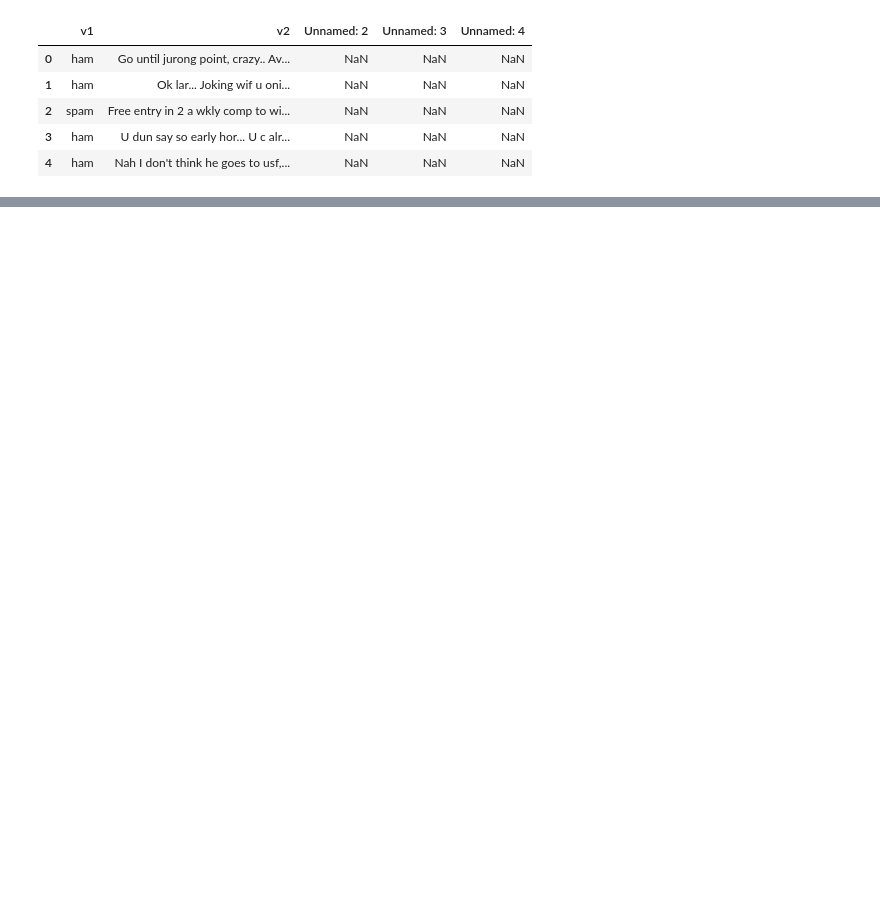
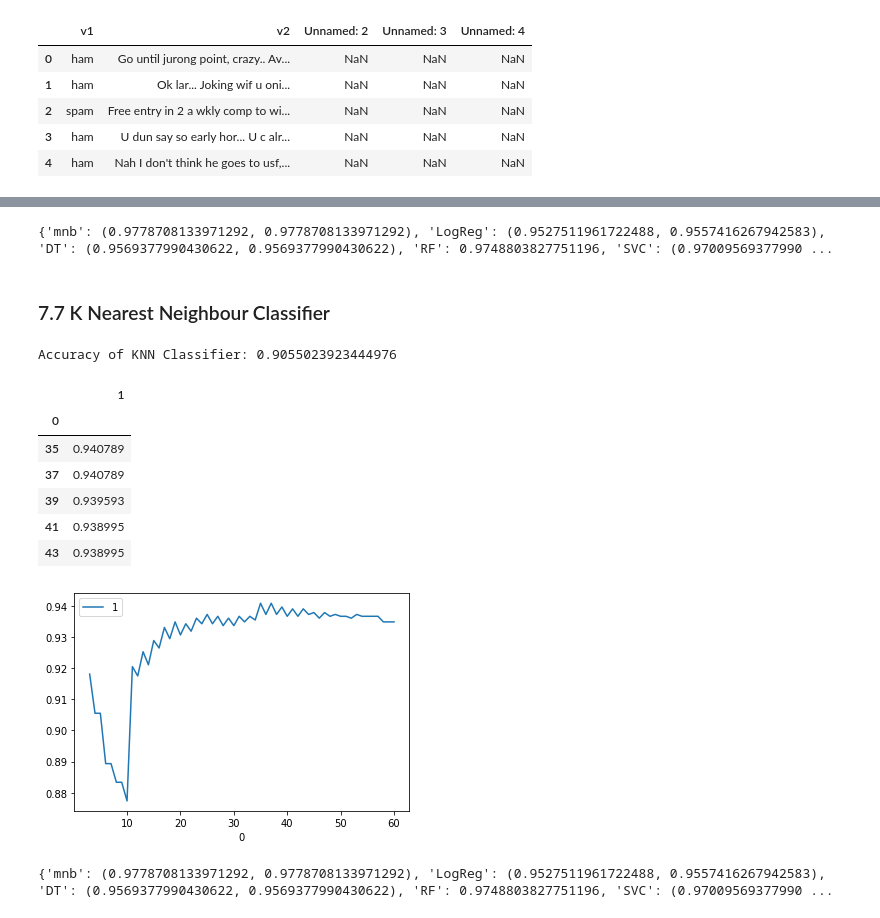
Before and after one commit to PriyankaGPawar/MachineLearningWith_Python, a Jupyter notebook: ML_Term2_Project/SMS_Spam_Detection_ML2.ipynb, the cells around one changed output, grey strips where cells are left out. Cells and saved outputs as stored; diff of their text form; code cells hidden in the pictures; blank space fills up the shorter version.

```diff
--- a/ML_Term2_Project/SMS_Spam_Detection_ML2.ipynb
+++ b/ML_Term2_Project/SMS_Spam_Detection_ML2.ipynb
@@ -33,0 +662,7 @@ ValueError: ignored
+# %%
+clf_svm1 = SVC(random_state=1, kernel ='sigmoid')
+clf_svm1.fit(X_train, y_train)
+y_pred_svm1 = clf_svm1.predict(X_test)
+
+score10= metrics.accuracy_score(y_test,y_pred_svm1)
+print('Accuracy of SVM Classifier:',score10)
@@ -33,0 +674,11 @@ ValueError: ignored
+# %%
+model =SVC()
+
+param_grid= { 'kernel' : ('linear','poly','rbf','sigmoid') }
+
+clf_svm_gcv = GridSearchCV(model, param_grid=dict(param_grid))
+clf_svm_gcv.fit(X_train, y_train)
+
+# summarize the results of the grid search
+print('\n Best Score:',clf_svm_gcv.best_score_)
+print('\n Best Estimator:',clf_svm_gcv.best_estimator_)
@@ -33,0 +724,42 @@ ValueError: ignored
+# %%
+pred_dict.update({'SVC':(score9,score10)})
+print(pred_dict)
+# %% [output]
+{'mnb': (0.9778708133971292, 0.9778708133971292), 'LogReg': (0.9527511961722488, 0.9557416267942583), 'DT': (0.9569377990430622, 0.9569377990430622), 'RF': 0.9748803827751196, 'SVC': (0.97009569377990 ...
+# %% [markdown]
+<a id=section707></a>
+###  7.7 K Nearest Neighbour Classifier
+# %%
+clf_knn= KNeighborsClassifier()
+clf_knn.fit(X_train, y_train)
+y_pred_knn = clf_knn.predict(X_test)
+
+score11 =metrics.accuracy_score(y_test,y_pred_knn)
+print('Accuracy of KNN Classifier:', score11)
+# %% [output]
+Accuracy of KNN Classifier: 0.9055023923444976
+# %%
+pred_scores = []            # define empty list
+
+# Iterate through different values of neighbours like 3 to 61 to find the best no of neighbours for clusters
+for i in range(3,61):
+    knc = KNeighborsClassifier(n_neighbors=i)
+    knc.fit(X_train, y_train)
+    pred = knc.predict(X_test)
+    pred_scores.append((i, accuracy_score(y_test,pred)))
+pred_scores
+df=pd.DataFrame(pred_scores)
+df.set_index(0, inplace=True)
+# %%
+# Plot the graph of accuracy values across different values of KNN neighbours
+df.plot()
+df.nlargest(5, columns=1)
+# %% [output]
+|  | 1 |
+| 0 |  |
+| 35 | 0.940789 |
+| 37 | 0.940789 |
+| 39 | 0.939593 |
+| 41 | 0.938995 |
+| 43 | 0.938995 |
+[figure, added]
@@ -33,0 +776,5 @@ ValueError: ignored
+# %%
+pred_dict.update({'KNN':(score11, score12)})
+print(pred_dict)
+# %% [output]
+{'mnb': (0.9778708133971292, 0.9778708133971292), 'LogReg': (0.9527511961722488, 0.9557416267942583), 'DT': (0.9569377990430622, 0.9569377990430622), 'RF': 0.9748803827751196, 'SVC': (0.97009569377990 ...
```
Also changed, not shown: parts of 111 cells of this notebook.
